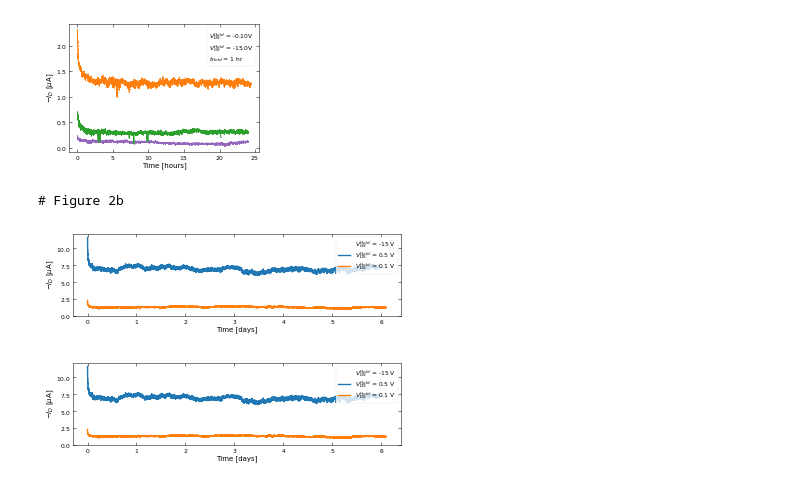
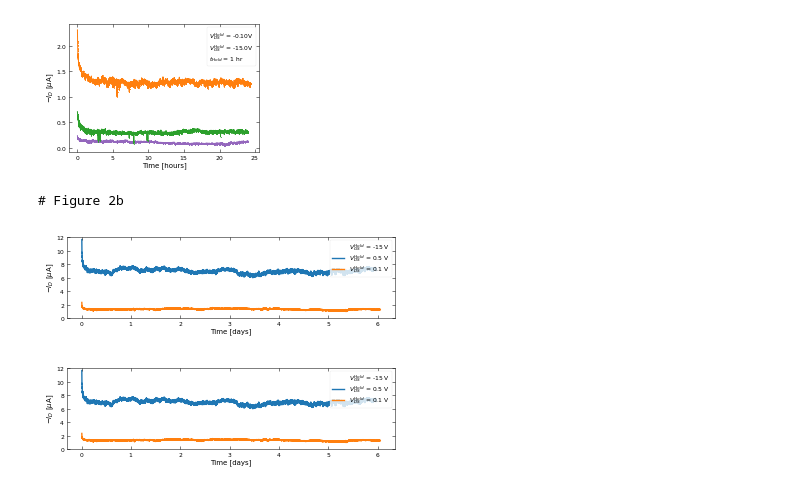
Before and after one commit to stevennoyce/CNT_IV, a Jupyter notebook: b2912a/notebooks/Bias Stress Figures 1.ipynb, the cells around one changed output. Drawn from its saved outputs; the diff is of its cells as text; code cells hidden in the pictures.

```diff
--- a/b2912a/notebooks/Bias Stress Figures 1.ipynb
+++ b/b2912a/notebooks/Bias Stress Figures 1.ipynb
@@ -1171,7 +1171,7 @@ print('# Figure 2b')
 parametersSets1 = dlu.loadJSON('data/stevenjay/BiasStress1/C127/X/15-16/', 'StaticBias.json')
 parametersSets1 = dlu.filterHistoryGreaterThan(parametersSets1, 'experimentNumber', 4)
 parametersSets1 = dlu.filterHistoryLessThan(parametersSets1, 'experimentNumber', 4)
-parametersSets1 = parametersSets1[:-24]
+parametersSets1 = parametersSets1[:-25]
 
 initialTime = parametersSets1[0]['Results']['timestamps'][0]
 timestamps1 = np.array([])
@@ -1185,33 +1185,33 @@ for parameters in parametersSets1:
     Ids1 = np.append(Ids1, np.array(parameters['Results']['id_data']))
 
 parametersSets2 = dlu.loadJSON('data/stevenjay/BiasStress1/C127/X/15-16/', 'StaticBias.json')
 parametersSets2 = dlu.filterHistoryGreaterThan(parametersSets2, 'experimentNumber', 7)
 parametersSets2 = dlu.filterHistoryLessThan(parametersSets2, 'experimentNumber', 7)
 
 initialTime = parametersSets2[0]['Results']['timestamps'][0]
 timestamps2 = np.array([])
 Ids2 = np.array([])
 
 for parameters in parametersSets2:
     timestamps = np.array(parameters['Results']['timestamps'])
     timestamps2 = np.append(timestamps2, (timestamps - initialTime)/3600/24)
     Ids2 = np.append(Ids2, np.array(parameters['Results']['id_data']))
 
 def rollingMean(x, N):
     return np.convolve(x, np.ones((N,))/N, mode='valid')
 
 ax.plot(timestamps2, abs(Ids2)/1e-6, label='$V_{{DS}}^{{Hold}}$ = 0.5 V')
 ax.plot(timestamps1, abs(Ids1)/1e-6, label='$V_{{DS}}^{{Hold}}$ = 0.1 V')
 ax.set_xlabel('Time [days]')
 ax.set_ylabel('$-I_D$ [$\mu$A]')
 leg = plt.legend(loc='upper right', title='$V_{{GS}}^{{Hold}}$ = -15 V', labelspacing=0)
 leg._legend_box.align = "right"
 leg.get_title().set_fontsize('6')
-ax.set_ylim(ymin=0)
+ax.set_ylim(ymin=0, ymax=12)
 fig.tight_layout()
 fig.savefig(saveFolder + '/Figure 2b - Long Term.png', transparent=True, dpi=300)
 fig
 # %% [output]
 # Figure 2b
-[figure, old version]
+[figure, new version]
-[figure, old version]
+[figure, new version]
```
Also changed, not shown: 1 other file.
